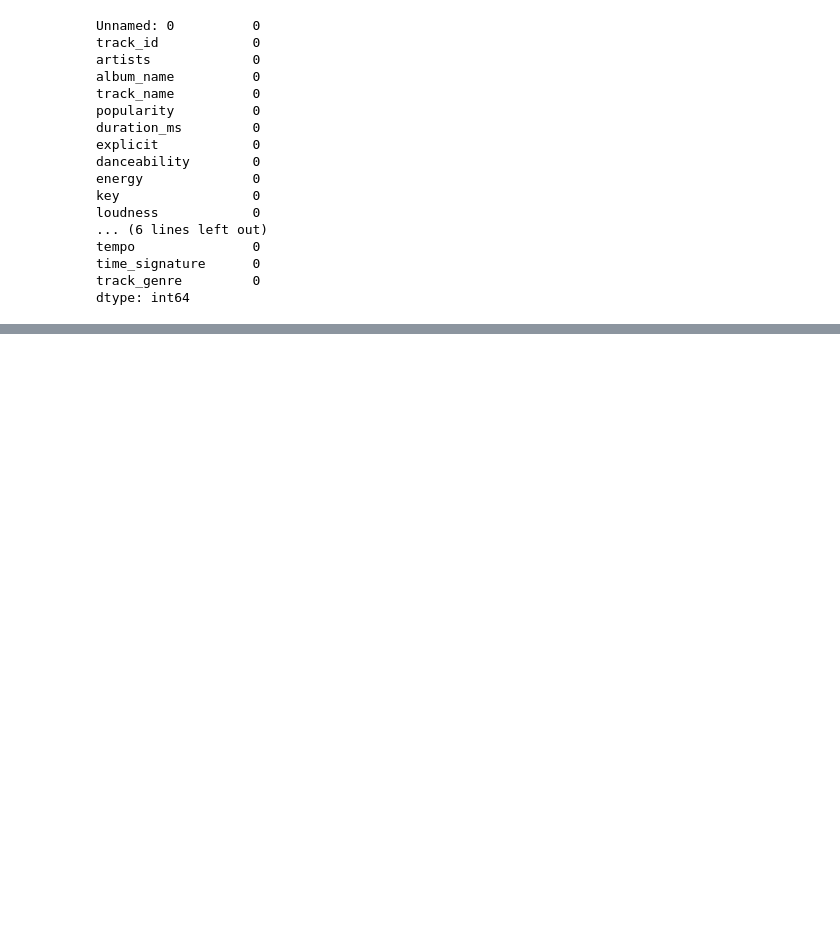
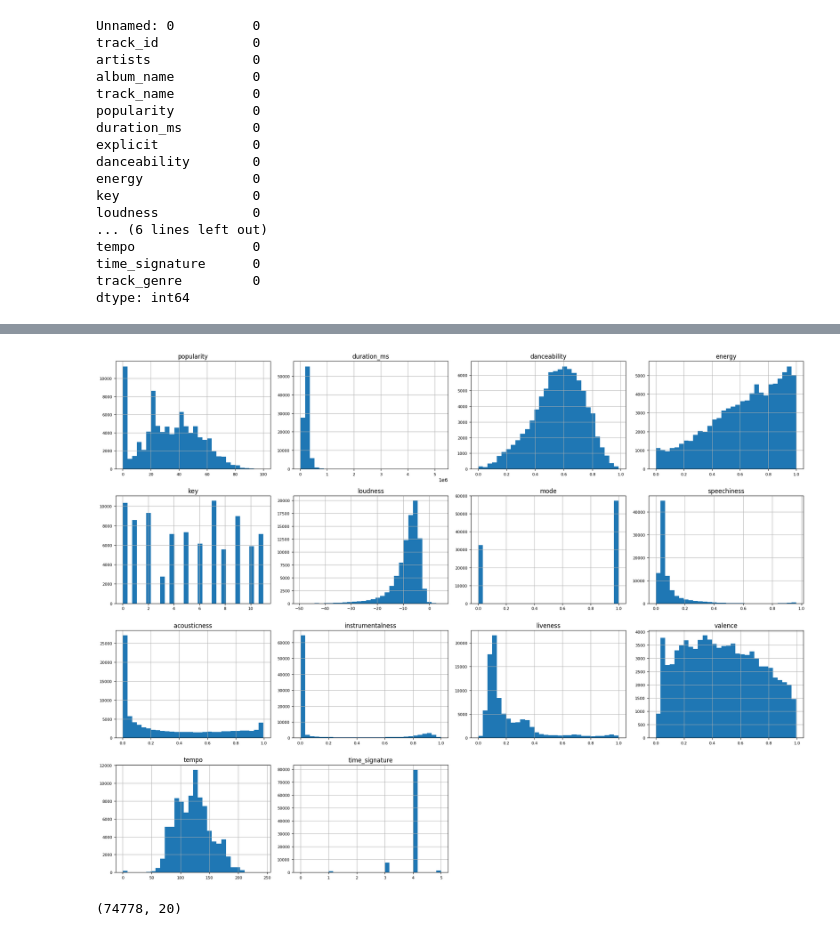
Before and after one commit to dgiletto/Music_Recommendation, a Jupyter notebook: Music_Recommendation_Notebook.ipynb, the cells around one changed output, grey strips where cells are left out. Saved outputs shown, nothing was run; the diff lists cells and outputs as text; code cells hidden in the pictures; blank space fills up the shorter version.

Commit message:
Data Cleaning part 2

```diff
--- a/Music_Recommendation_Notebook.ipynb
+++ b/Music_Recommendation_Notebook.ipynb
@@ -104,7 +104,7 @@ track_genre         0
 dtype: int64
 # %%
 # Drop columns we are not going to be using for our model
-spotify_tracks = spotify_tracks.drop(labels=['Unnamed: 0','track_id'], axis= 1)
+spotify_tracks = spotify_tracks.drop(labels='Unnamed: 0', axis= 1)
 spotify_tracks.info()
 # %% [output]
 <class 'pandas.core.frame.DataFrame'>
@@ -126,0 +127,9 @@ memory usage: 16.6+ MB
+# %%
+# Check for duplicate rows and drop them
+duplicate_rows = spotify_tracks['track_id'].duplicated().sum()
+if duplicate_rows != 0:
+    # Drop rows dependent on duplicate track_id
+    spotify_tracks = spotify_tracks.drop_duplicates(subset=['track_id'])
+
+# Return amount of rows dropped
+duplicate_rows
@@ -126,0 +138,3 @@ memory usage: 16.6+ MB
+# %%
+num_data = spotify_tracks[spotify_tracks.columns[(spotify_tracks.dtypes == 'float64') | (spotify_tracks.dtypes == 'int64')]]
+num_data.head()
@@ -126,0 +148,14 @@ memory usage: 16.6+ MB
+# %%
+# Distribution of numerical data
+num_data.hist(figsize=(20,15), bins=30, xlabelsize=8, ylabelsize=8)
+plt.tight_layout()
+plt.show()
+# %% [output]
+[figure, added]
+# %%
+# Delete outliers in duration and popularity to keep recommendations to songs that are not completely unknown and reasonable length
+df = spotify_tracks[(spotify_tracks['duration_ms'] <= 600000) & (spotify_tracks['duration_ms'] >= 60000)]
+df = df[df['popularity'] >= 10]
+df.shape
+# %% [output]
+(74778, 20)
```
Also changed, not shown: parts of 5 cells of this notebook.
